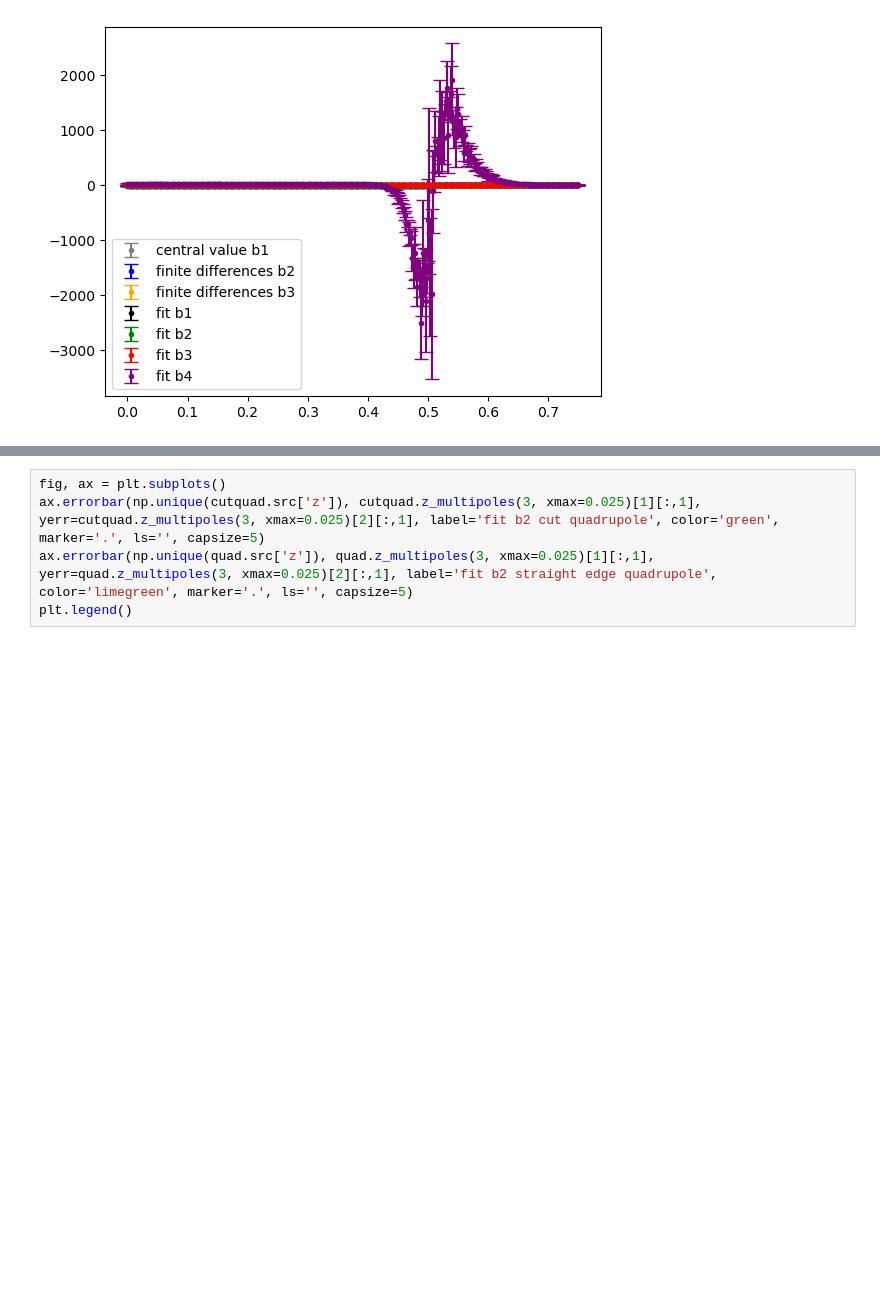
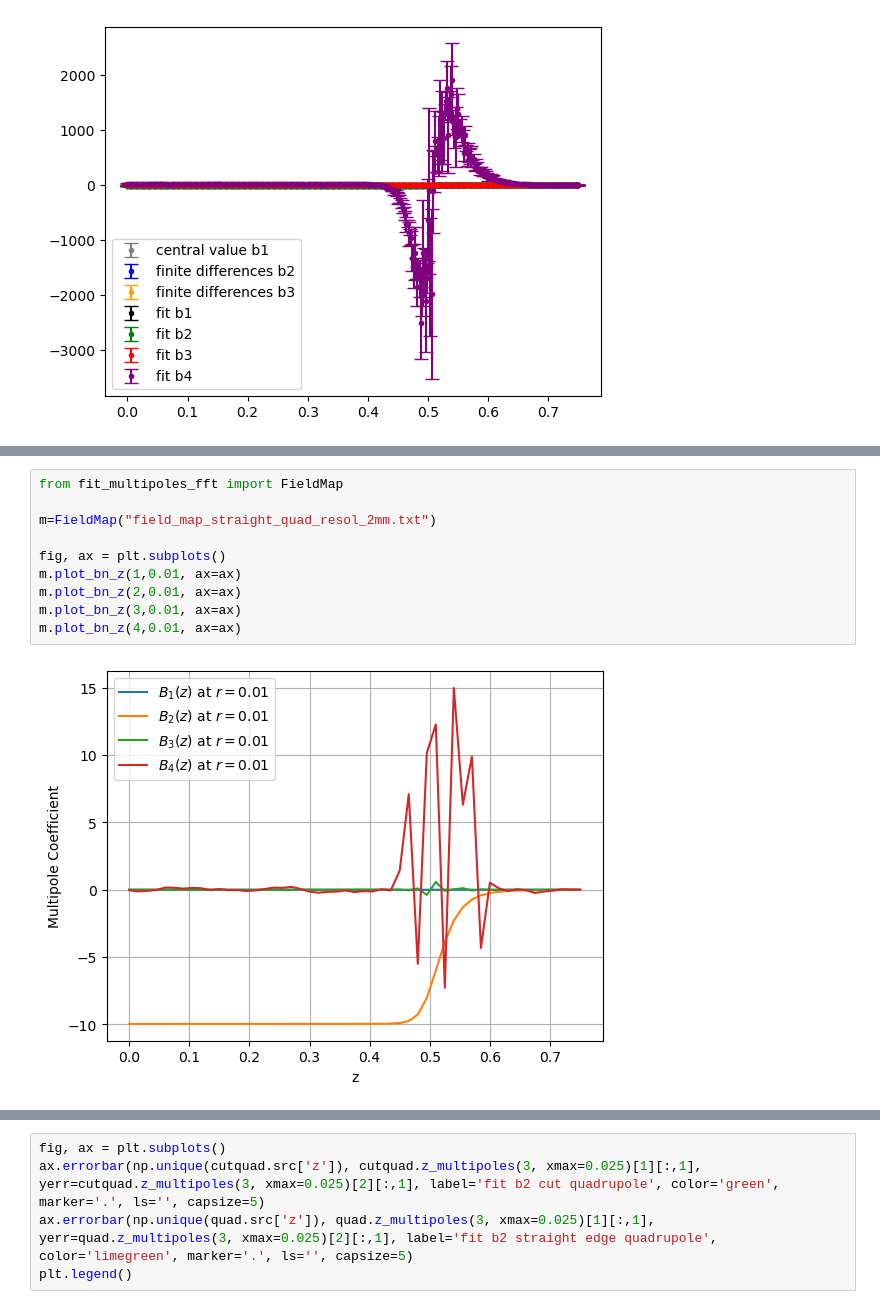
Before and after one commit to xsuite/bpmeth, a Jupyter notebook: fieldmaps/quadrupole_toymodels/fit_fieldmap.ipynb, the cells around one changed output, grey strips where cells are left out. Cells and saved outputs as stored; diff of their text form; blank space fills up the shorter version.

Commit message:
quadrupole fieldmaps fitting

```diff
--- a/fieldmaps/quadrupole_toymodels/fit_fieldmap.ipynb
+++ b/fieldmaps/quadrupole_toymodels/fit_fieldmap.ipynb
@@ -62,0 +75,12 @@ plt.legend()
+# %%
+from fit_multipoles_fft import FieldMap
+
+m=FieldMap("field_map_straight_quad_resol_2mm.txt")
+
+fig, ax = plt.subplots()
+m.plot_bn_z(1,0.01, ax=ax)
+m.plot_bn_z(2,0.01, ax=ax)
+m.plot_bn_z(3,0.01, ax=ax)
+m.plot_bn_z(4,0.01, ax=ax)
+# %% [output]
+[figure, added]
```
Also changed, not shown: parts of 7 cells of this notebook, 2 other files.
